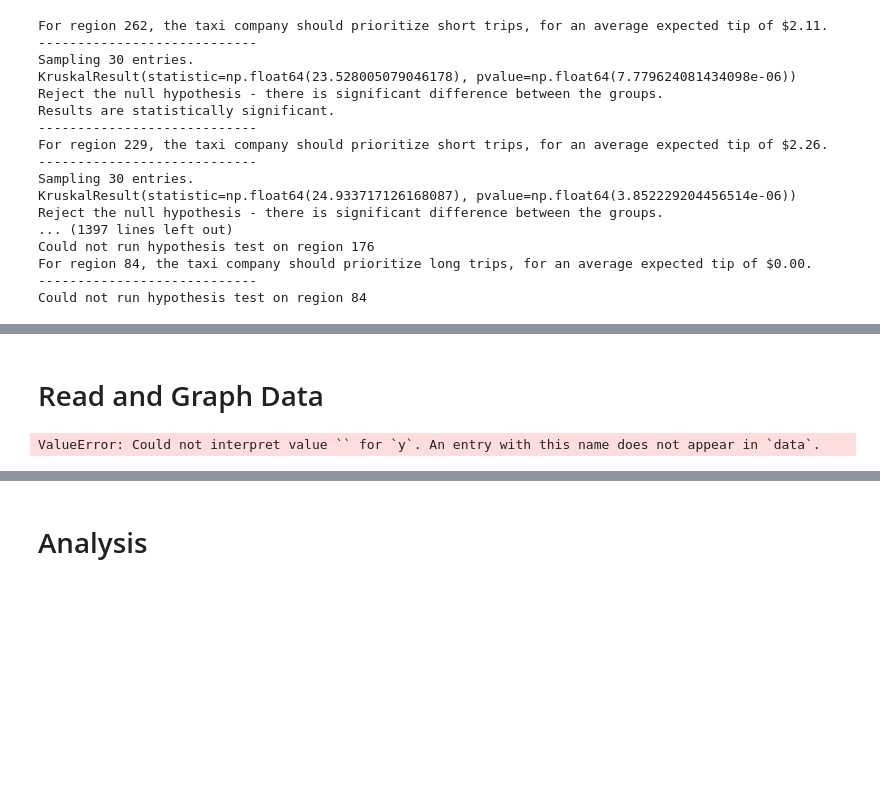
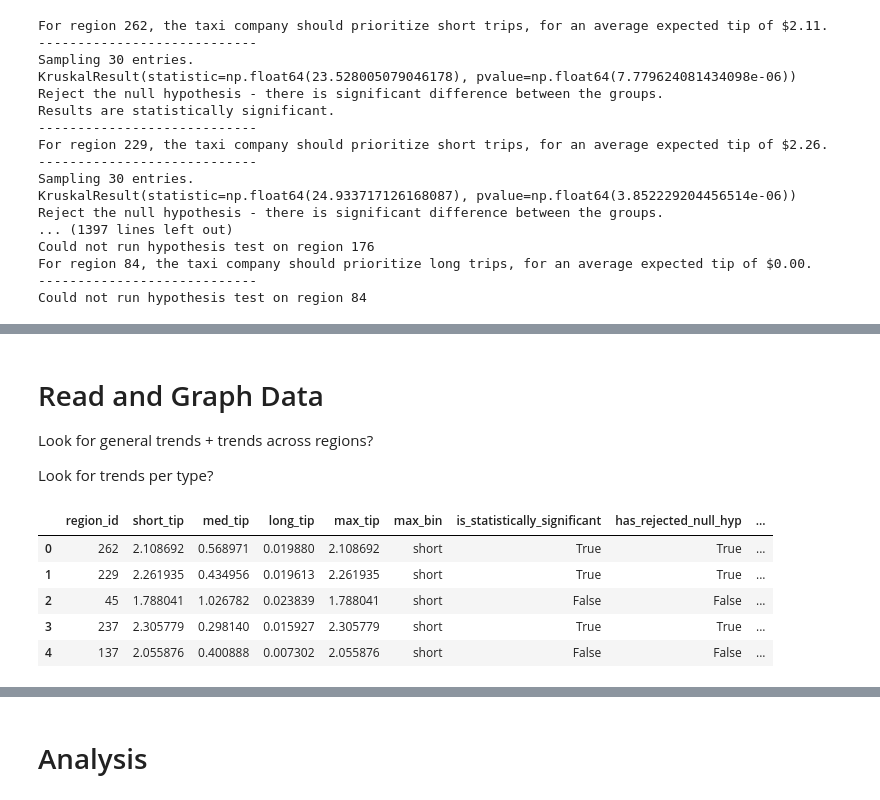
Before and after one commit to Aleyssu/CabBoost, a Jupyter notebook: kevin_rq3.ipynb, the cells around one changed output, grey strips where cells are left out. Drawn from its saved outputs; the diff is of its cells as text; code cells hidden in the pictures; blank space fills up the shorter version.

```diff
--- a/kevin_rq3.ipynb
+++ b/kevin_rq3.ipynb
@@ -608,3 +626,7 @@ print(len(res_df))
 res_df.to_csv("analysis_data.csv", index=False)
 # %% [markdown]
 # Read and Graph Data
+
+Look for general trends + trends across regions?
+
+Look for trends per type?
@@ -613,8 +633,15 @@ res_df = pd.read_csv('analysis_data.csv')
-# %%
-colors = ['green' if is_significant else "gray" for is_significant in res_df['is_statistically_significant']]
-
-# Plot avg tip for short, medium, and long trips for each cell.
-graph= sns.catplot(data=res_df, kind='bar', color=colors, x='region_id', y='')
-plt.show()
-# %% [output]
-ValueError: Could not interpret value `` for `y`. An entry with this name does not appear in `data`.
+# %%
+res_df = pd.read_csv('analysis_data.csv')
+res_df['color'] = res_df['max_bin'].map({
+    'short':'red',
+    'medium':'green',
+    'long':'blue',
+})
+res_df.head()
+# %% [output]
+|  | region_id | short_tip | med_tip | long_tip | max_tip | max_bin | is_statistically_significant | has_rejected_null_hyp | ... |
+| 0 | 262 | 2.108692 | 0.568971 | 0.019880 | 2.108692 | short | True | True | ... |
+| 1 | 229 | 2.261935 | 0.434956 | 0.019613 | 2.261935 | short | True | True | ... |
+| 2 | 45 | 1.788041 | 1.026782 | 0.023839 | 1.788041 | short | False | False | ... |
+| 3 | 237 | 2.305779 | 0.298140 | 0.015927 | 2.305779 | short | True | True | ... |
+| 4 | 137 | 2.055876 | 0.400888 | 0.007302 | 2.055876 | short | False | False | ... |
```
Also changed, not shown: parts of 15 cells of this notebook, 2 other files.
